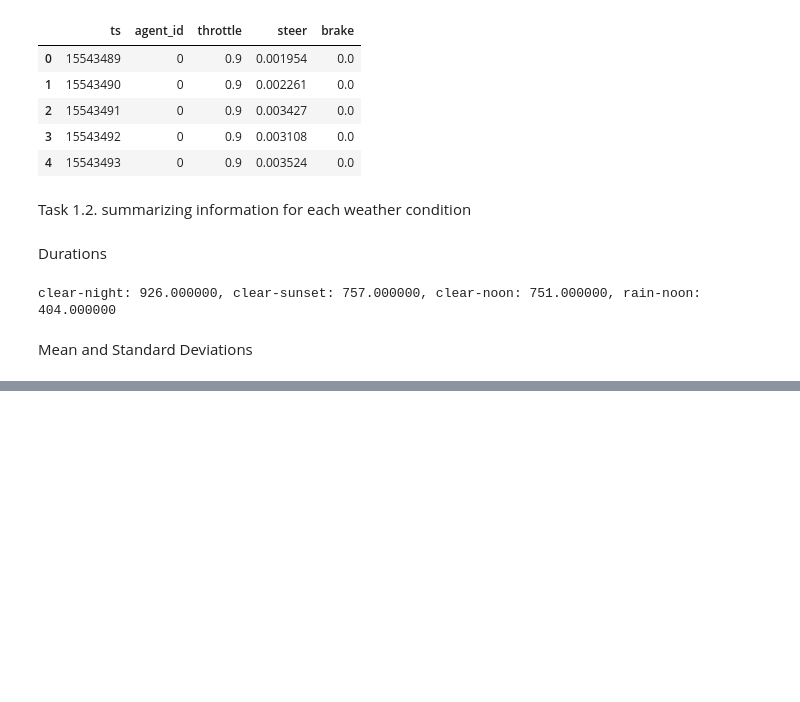
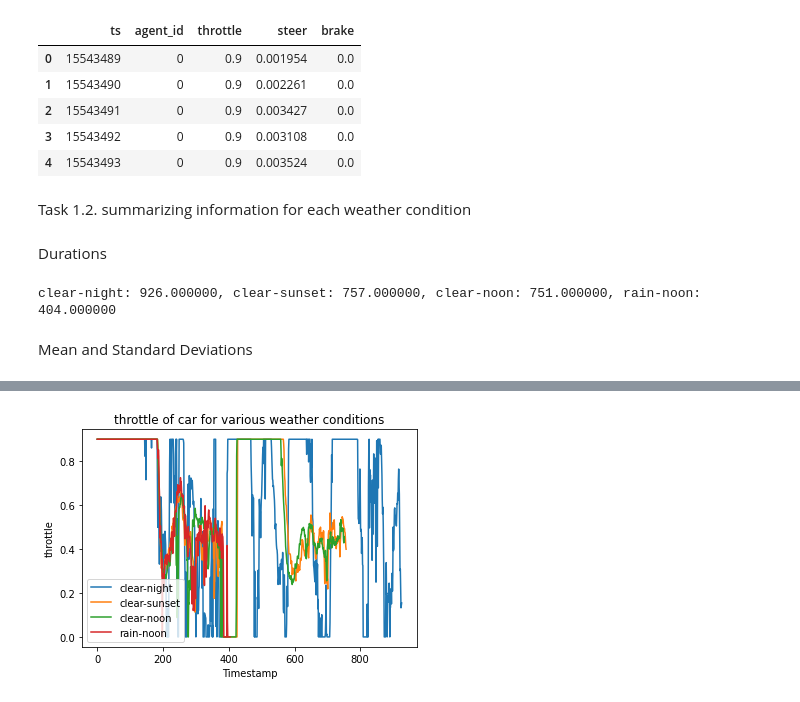
Before and after one commit to seanseungbeomlee/ECE-471-MP1-AV-Analysis, a Jupyter notebook: MP1_Task1.ipynb, the cells around one changed output, grey strips where cells are left out. Drawn from its saved outputs; the diff is of its cells as text; code cells hidden in the pictures; blank space fills up the shorter version.

```diff
--- a/MP1_Task1.ipynb
+++ b/MP1_Task1.ipynb
@@ -132,0 +180,4 @@ summary_df
+# %%
+plot_feature('throttle', ctl=True)
+# %% [output]
+[figure, added]
```
Also changed, not shown: parts of 11 cells of this notebook.
